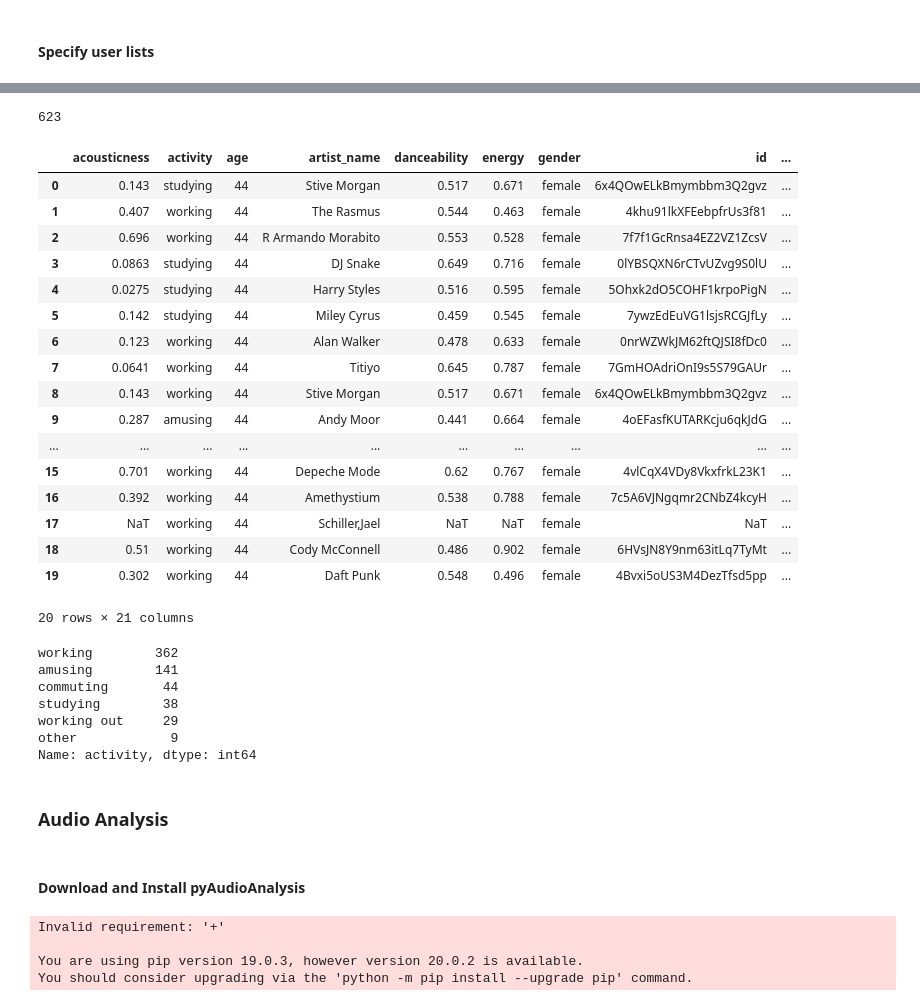
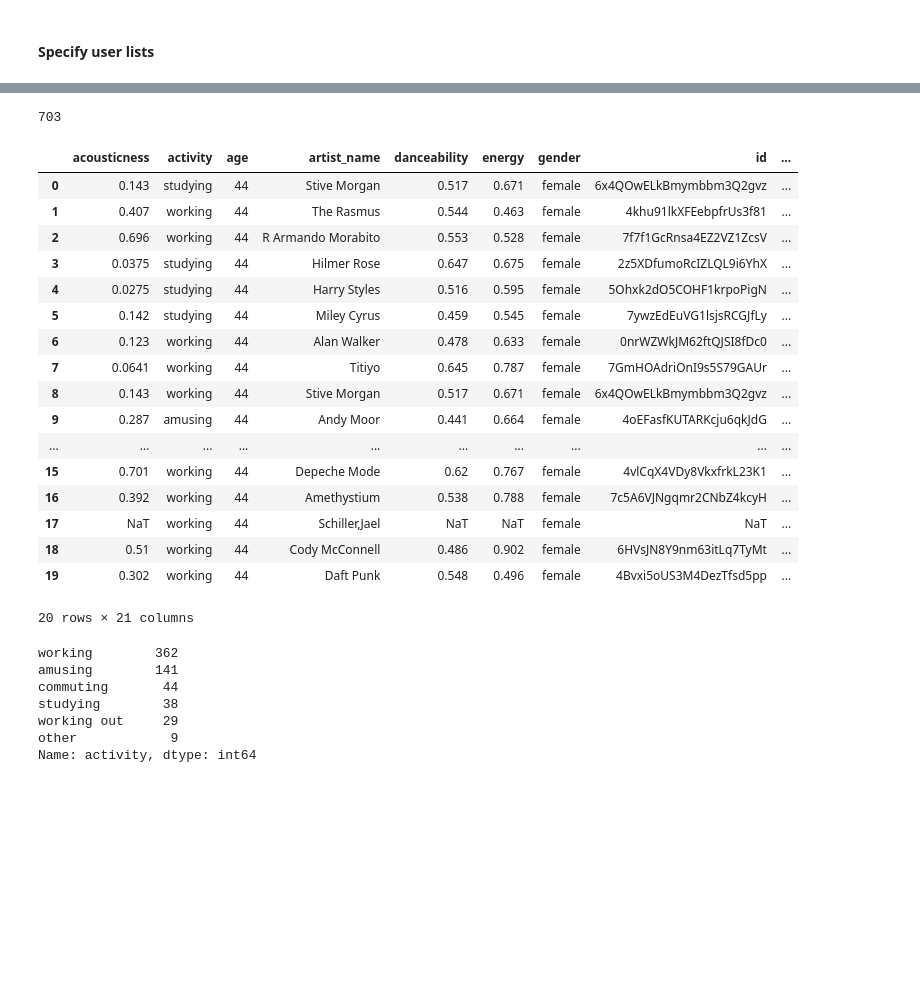
Before and after one commit to epistimi4/emotion_based_music_recomendation, a Jupyter notebook: Preprocessing/Spotify_MusicInformationRetrieval.ipynb, the cells around one changed output, grey strips where cells are left out. Cells and saved outputs as stored; diff of their text form; code cells hidden in the pictures; blank space fills up the shorter version.

```diff
--- a/Preprocessing/Spotify_MusicInformationRetrieval.ipynb
+++ b/Preprocessing/Spotify_MusicInformationRetrieval.ipynb
@@ -136,7 +113,8 @@ def audio_features(song_info, song_name, track_id, album_metadata) :
     spotify_song['period']= song_info[6]
 
     features = sp.audio_features(track_id)
-    if not features is None:
+    if (features is not None) and (features[0] is not None):
+      print(features)
       spotify_song['id'] = features[0]['id']
       #Append to relevant key-value
       spotify_song['acousticness'] = features[0]['acousticness']
@@ -223,13 +195,14 @@ my playlist has 12 songs
 # %%
 song_list = final_data
 # %%
-songs_found = []
+ songs_found = []
 
 for i,row in song_list.iterrows():  #chosen track
-  song = row['song']+':'+row['artist']
+  song = row['song'].strip()+':'+row['artist'].strip()
   result = sp.search(song) #search query
   song_info = [row['user_id'], row['age'], row['gender'], row['mood'], row['location'], row['activity'], row['period']]
   if len(result['tracks']['items'])>0:
+    print(str(row['user_id']) + ':'+ song)
     track_id = result['tracks']['items'][0]['id']
     #print(track_id, result['tracks']['items'][0],result['tracks']['items'][0] )
     #print(sp.audio_features([track_id]))
@@ -261,16 +234,16 @@ print('added {0} tracks'.format(len(songs_found)))
 # %%
 df = pd.io.json.json_normalize(songs_found)
 #display(list(songs_found))
 print(len(df))
-df.to_excel('athina_playlist_metadata.xlsx')
+df.to_excel('spotify_metadata_playlist.xlsx')
 df.head(20)
 # %% [output]
-623
+703
 |  | acousticness | activity | age | artist_name | danceability | energy | gender | id | ... |
 | 0 | 0.143 | studying | 44 | Stive Morgan | 0.517 | 0.671 | female | 6x4QOwELkBmymbbm3Q2gvz | ... |
 | 1 | 0.407 | working | 44 | The Rasmus | 0.544 | 0.463 | female | 4khu91lkXFEebpfrUs3f81 | ... |
 | 2 | 0.696 | working | 44 | R Armando Morabito | 0.553 | 0.528 | female | 7f7f1GcRnsa4EZ2VZ1ZcsV | ... |
-| 3 | 0.0863 | studying | 44 | DJ Snake | 0.649 | 0.716 | female | 0lYBSQXN6rCTvUZvg9S0lU | ... |
+| 3 | 0.0375 | studying | 44 | Hilmer Rose | 0.647 | 0.675 | female | 2z5XDfumoRcIZLQL9i6YhX | ... |
 | 4 | 0.0275 | studying | 44 | Harry Styles | 0.516 | 0.595 | female | 5Ohxk2dO5COHF1krpoPigN | ... |
 | 5 | 0.142 | studying | 44 | Miley Cyrus | 0.459 | 0.545 | female | 7ywzEdEuVG1lsjsRCGJfLy | ... |
 | 6 | 0.123 | working | 44 | Alan Walker | 0.478 | 0.633 | female | 0nrWZWkJM62ftQJSI8fDc0 | ... |
@@ -297,7 +270,3 @@ studying        38
 working out     29
 other            9
 Name: activity, dtype: int64
-# %% [markdown]
-### Audio Analysis ###
-# %% [markdown]
-#### Download and Install pyAudioAnalysis ####
@@ -306,13 +272,0 @@ Name: activity, dtype: int64
-# %%
-#import eyeD3
-
-#from google.colab import files
-#src = list(files.upload().values())[0]
-#open('eyeD3-0.8.7.tar','wb').write(src)
-ppath = 'C:\\usersCode\\MScDataScience\\Multimodal analysis\\packages\\'
-!pip install ppath + eyeD3-0.8.7.tar
-# %% [output]
-Invalid requirement: '+'
-
-You are using pip version 19.0.3, however version 20.0.2 is available.
-You should consider upgrading via the 'python -m pip install --upgrade pip' command.
```
Also changed, not shown: parts of 37 cells of this notebook.
